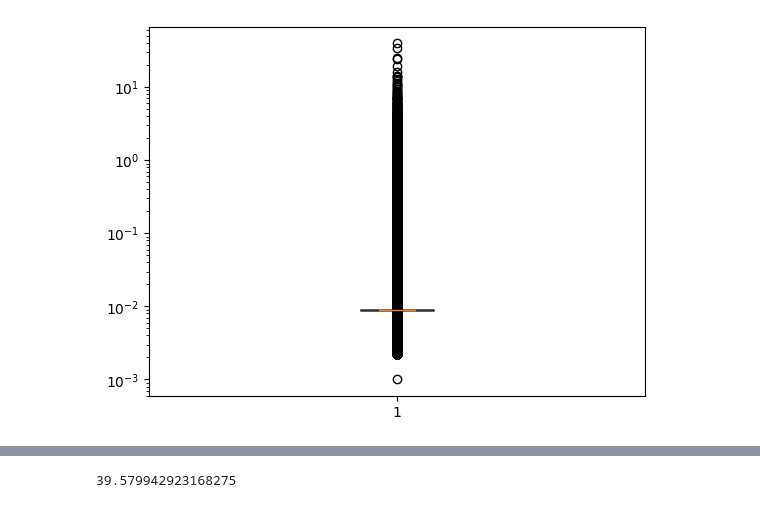
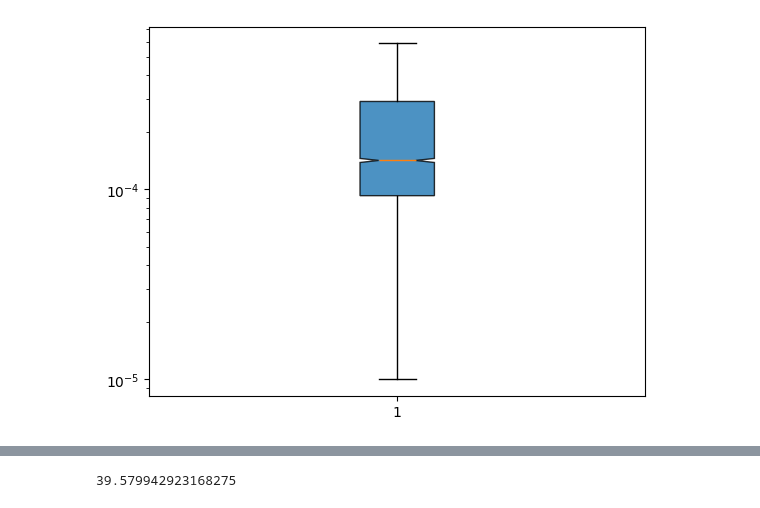
Before and after one commit to Berto70/pod_compastro23, a Jupyter notebook: Fireworks/fireworks_test/scripts/ass_3/test_files.ipynb, the cells around one changed output, grey strips where cells are left out. Saved outputs shown, nothing was run; the diff lists cells and outputs as text; code cells hidden in the pictures.

```diff
--- a/Fireworks/fireworks_test/scripts/ass_3/test_files.ipynb
+++ b/Fireworks/fireworks_test/scripts/ass_3/test_files.ipynb
@@ -3,7 +3,7 @@ import numpy as np
 import matplotlib.pyplot as plt
 # %%
 path = '/home/bertinelli/pod_compastro23/Fireworks/fireworks_test'
-data = np.load(path + '/data/ass_3/tstep_0.001_e_0.99_rp_1.0.npz')
+data = np.load(path + '/data/ass_3/tstep_1e-05_e_0.5_rp_1.npz')
 # %%
 # data_000001 = data['1e-05'][::1000]
 # data_00001 = data['0.0001']
@@ -33,12 +33,12 @@ plt.xlim(10-7, 10e-6)
 # %%
 import matplotlib.ticker as mticker
 locminy = mticker.LogLocator(base=10, subs=np.arange(2, 10) * .1, numticks=200) # subs=(0.2,0.4,0.6,0.8)
 locmajy = mticker.LogLocator(base=10, numticks=100)
-plt.boxplot(data_0001[:,5], notch=True, vert=True, patch_artist=True, boxprops=dict(alpha=0.8), showfliers=True)
+plt.boxplot(data_0001[:,5], notch=True, vert=True, patch_artist=True, boxprops=dict(alpha=0.8), showfliers=False)
 plt.gca().yaxis.set_minor_locator(locminy)
 plt.gca().yaxis.set_major_locator(locmajy)
 plt.gca().yaxis.set_minor_formatter(mticker.NullFormatter())
 plt.gca().yaxis.set_major_formatter(mticker.LogFormatterSciNotation())
 plt.yscale('log')
 # %% [output]
-[figure, old version]
+[figure, new version]
```
Also changed, not shown: parts of 4 cells of this notebook.
